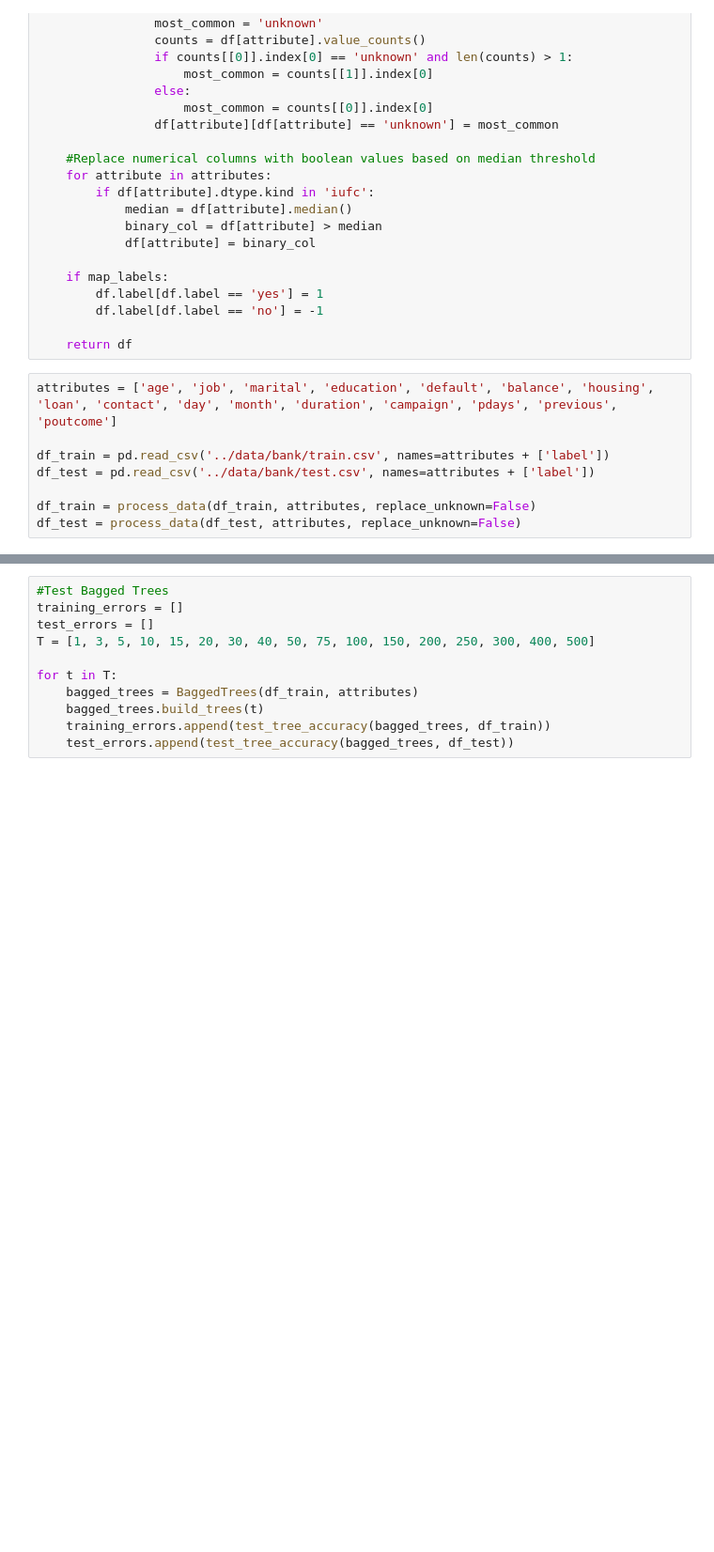
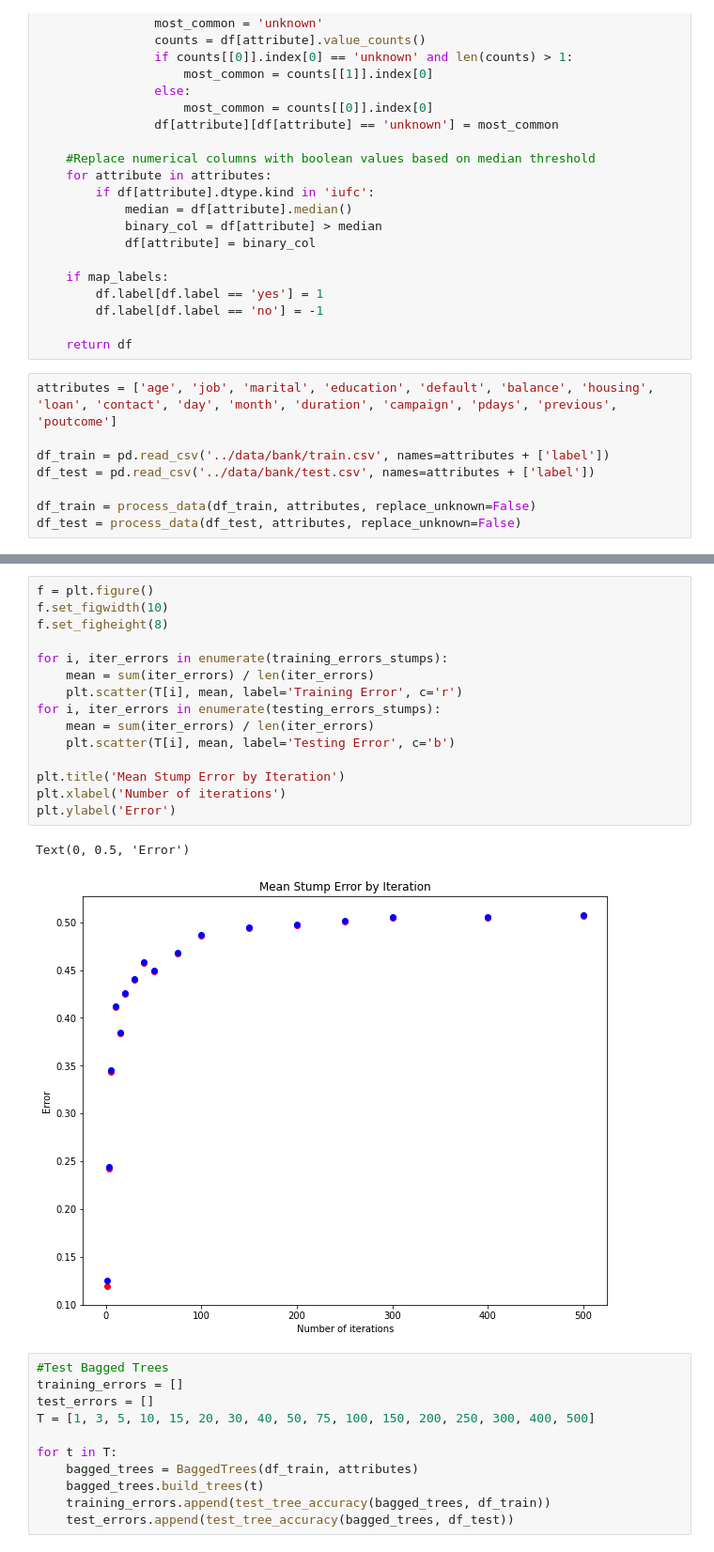
Before and after one commit to gabekudirka/CS6350-Machine-Learning, a Jupyter notebook: Ensemble Learning/ensemble_testing.ipynb, the cells around one changed output, grey strips where cells are left out. Shown: that part at 94% size. Saved outputs shown, nothing was run; the diff lists cells and outputs as text; blank space fills up the shorter version.

```diff
--- a/Ensemble Learning/ensemble_testing.ipynb
+++ b/Ensemble Learning/ensemble_testing.ipynb
@@ -65,3 +118,21 @@ for t in T:
+# %%
+f = plt.figure()
+f.set_figwidth(10)
+f.set_figheight(8)
+
+for i, iter_errors in enumerate(training_errors_stumps):
+    mean = sum(iter_errors) / len(iter_errors)
+    plt.scatter(T[i], mean, label='Training Error', c='r')
+for i, iter_errors in enumerate(testing_errors_stumps):
+    mean = sum(iter_errors) / len(iter_errors)
+    plt.scatter(T[i], mean, label='Testing Error', c='b')
+
+plt.title('Mean Stump Error by Iteration')
+plt.xlabel('Number of iterations')
+plt.ylabel('Error')
+# %% [output]
+Text(0, 0.5, 'Error')
+[figure, added]
 # %%
 #Test Bagged Trees
 training_errors = []
```
Also changed, not shown: parts of 15 cells of this notebook, 11 other files.
